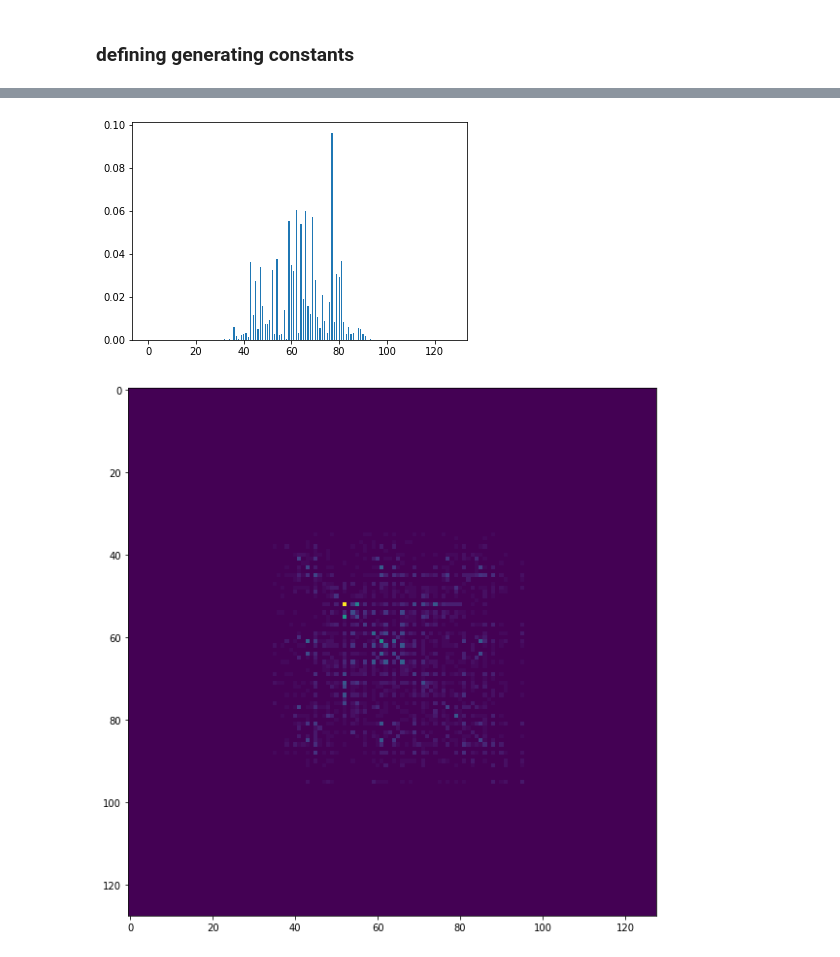
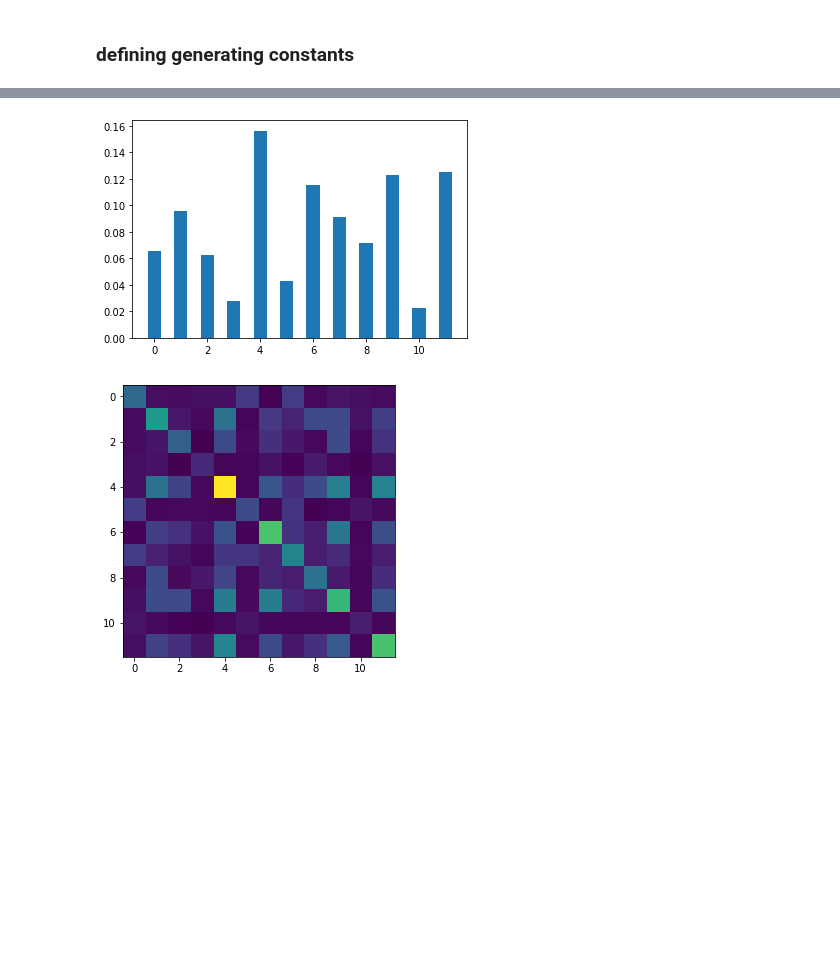
Before and after one commit to GrzegorzKazana/artificial-music, a Jupyter notebook: src/evaluation/sparse_clustered_time/Measuruing generated.ipynb, the cells around one changed output, grey strips where cells are left out. Cells and saved outputs as stored; diff of their text form; code cells hidden in the pictures; blank space fills up the shorter version.

```diff
--- a/src/evaluation/sparse_clustered_time/Measuruing generated.ipynb
+++ b/src/evaluation/sparse_clustered_time/Measuruing generated.ipynb
@@ -11,7 +11,7 @@ models_base_path = '../../../pretrained_models'
 sys.path.append(os.path.join(os.getcwd(), proj_base_path))
 
 dataset_path = 'numpy/pokemon_clustered_time_no_transp/meta/'
-word_vectors_file = '_word_vectors_5000_ignore_ratio=0.05.wv'
+word_vectors_file = '_word_vectors_5000_ignore_ratio=0.0_no_shortest.wv'
 duration_dict_file = 'durations_dict.json'
 
 word_vectors_path = os.path.join(data_base_path, dataset_path, word_vectors_file)
@@ -32,7 +32,7 @@ with open(duration_dict_path) as fp:
 # %%
 from tensorflow import keras as K
 
-model_dir = 'lstm_clustered_time_pls1_/embedded_clustered_time_64_no_transp/'
+model_dir = 'lstm_clustered_time/embedded_clustered_time_64_no_shortest_no_transp/'
 model_file = 'model_last_cpu.h5'
 model = K.models.load_model(os.path.join(models_base_path, model_dir, model_file))
 # %% [markdown]
@@ -83,7 +83,7 @@ from datetime import datetime
 # %%
 SEED_LENGTH = 5
 SEQ_LENGTH = 200
-INPUT_SIZE = 16
+INPUT_SIZE = 20
 WINDOW_SIZE = 50
 BATCH_SIZE = 4
 # %%
@@ -207,29 +207,29 @@ rythm compression: 7.01010101010101
 # %%
 # tonal hist
-data = tm.tonal_hist(tracks_blob_notes)
+tonal_hist_data = tm.tonal_hist(tracks_blob_notes)
 
-plt.bar(np.arange(0, 128), data, width = 0.5)
+plt.bar(np.arange(0, 12), tonal_hist_data, width = 0.5)
 
-# np.save(os.path.join(output_dir_, 'tonal_hist.npy'), data)
+# np.save(os.path.join(output_dir_, 'tonal_hist.npy'), tonal_hist_data)
 # plt.savefig(os.path.join(output_dir_, 'tonal_hist.png'))
 
 plt.show()
 # %% [output]
-[figure, old version]
+[figure, new version]
 # %%
 # tonal transition matrix
-data = tm.tonal_transition_matrix(tracks_blob_notes)
+tonal_transition_data = tm.tonal_transition_matrix(tracks_blob_notes)
 
-fig = plt.figure(figsize = (10,10)) # create a 5 x 5 figure
+fig = plt.figure(figsize = (5,5)) # create a 5 x 5 figure
 ax1 = fig.add_subplot(111)
-ax1.imshow(data, interpolation='none')
+ax1.imshow(tonal_transition_data, interpolation='none')
 # ax1.set_title('larger figure')
 
-# np.save(os.path.join(output_dir_, 'tonal_transition.npy'), data)
+# np.save(os.path.join(output_dir_, 'tonal_transition.npy'), tonal_transition_data)
 # plt.savefig(os.path.join(output_dir_, 'tonal_transition.png'))
 
 plt.show()
 # %% [output]
-[figure, old version]
+[figure, new version]
 # %%
 # rythm hist
```
Also changed, not shown: parts of 10 cells of this notebook, 3 other files.
